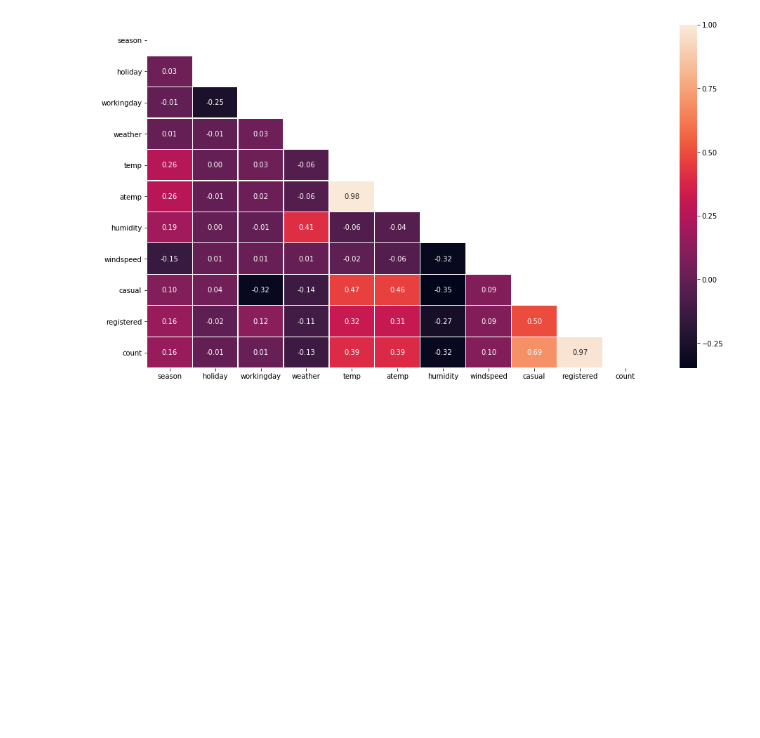
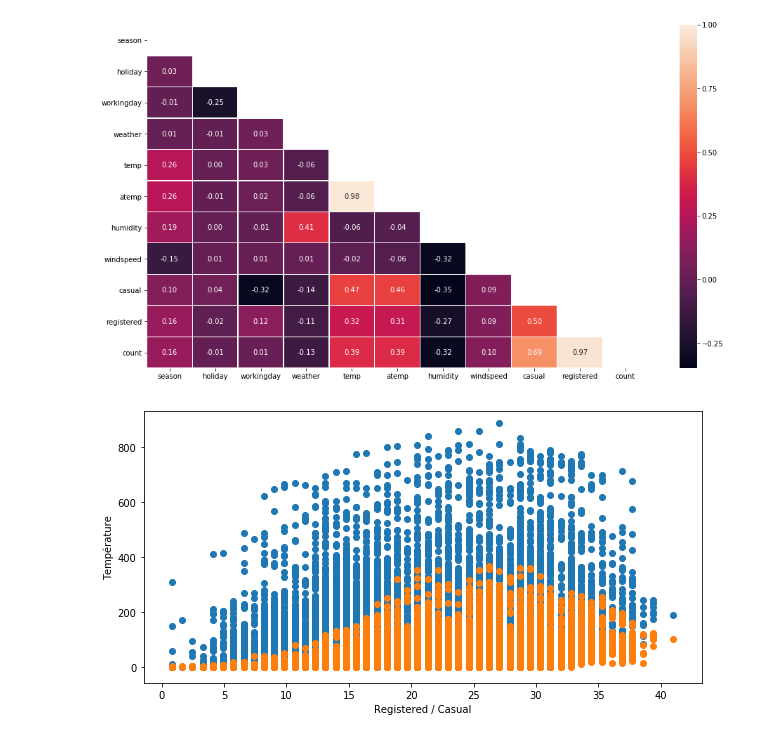
Before and after one commit to bastienchabal/GLO-4027, a Jupyter notebook: visualizing.ipynb, the cells around one changed output. Cells and saved outputs as stored; diff of their text form; code cells hidden in the pictures; blank space fills up the shorter version.

```diff
--- a/visualizing.ipynb
+++ b/visualizing.ipynb
@@ -37,3 +37,13 @@ plt.rcParams["figure.figsize"] = [16,9]
 plt.show()
 # %% [output]
 [figure]
+# %%
+plt.rcParams["figure.figsize"] = [10,5]
+
+plt.scatter(train.temp, train.registered)
+plt.scatter(train.temp, train.casual)
+plt.xlabel("Registered / Casual")
+plt.ylabel("Température")
+plt.show()
+# %% [output]
+[figure, added]
```
Also changed, not shown: 2 other files.
